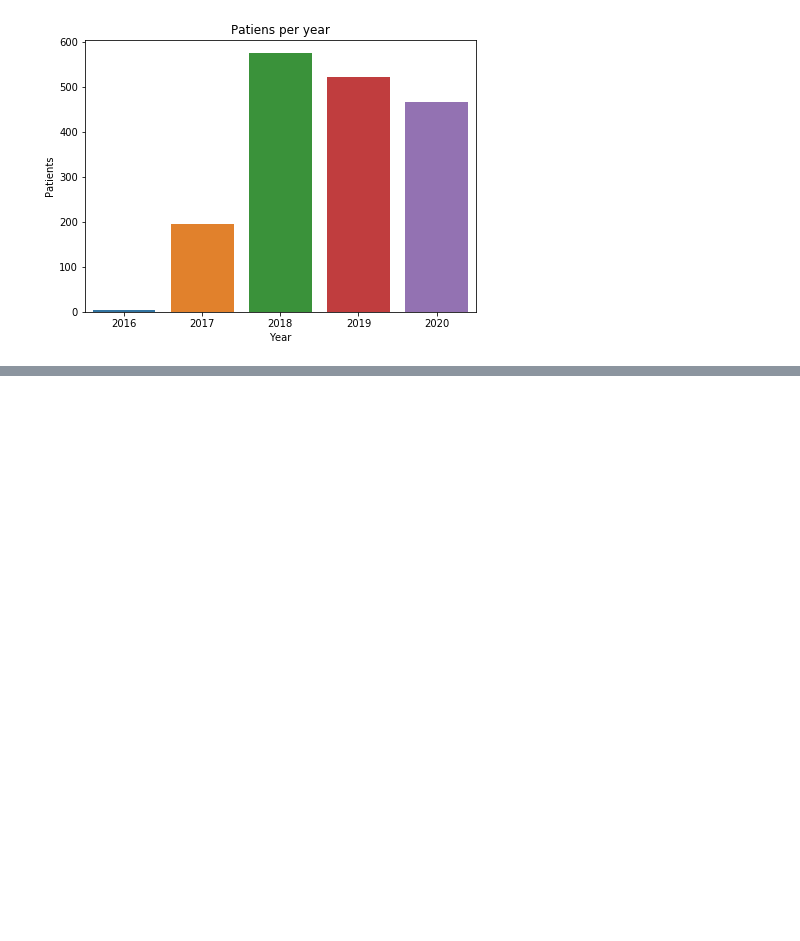
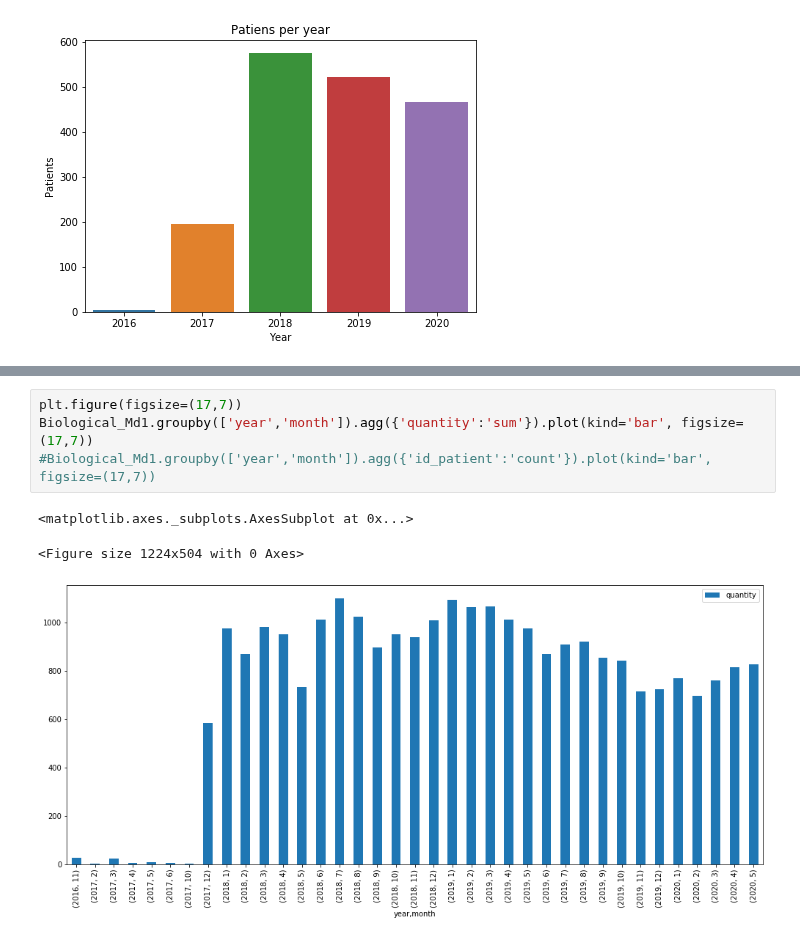
Before and after one commit to DS4A-T22/exploratory_data_analysis, a Jupyter notebook: EDA_Biological_medicines.ipynb, the cells around one changed output, grey strips where cells are left out. Drawn from its saved outputs; the diff is of its cells as text; blank space fills up the shorter version.

```diff
--- a/EDA_Biological_medicines.ipynb
+++ b/EDA_Biological_medicines.ipynb
@@ -281,0 +344,8 @@ Text(0.5, 1.0, 'Patiens per year')
+# %%
+plt.figure(figsize=(17,7))
+Biological_Md1.groupby(['year','month']).agg({'quantity':'sum'}).plot(kind='bar', figsize=(17,7))
+#Biological_Md1.groupby(['year','month']).agg({'id_patient':'count'}).plot(kind='bar', figsize=(17,7))
+# %% [output]
+<matplotlib.axes._subplots.AxesSubplot at 0x...>
+<Figure size 1224x504 with 0 Axes>
+[figure, added]
```
Also changed, not shown: parts of 20 cells of this notebook, 2 other files.
